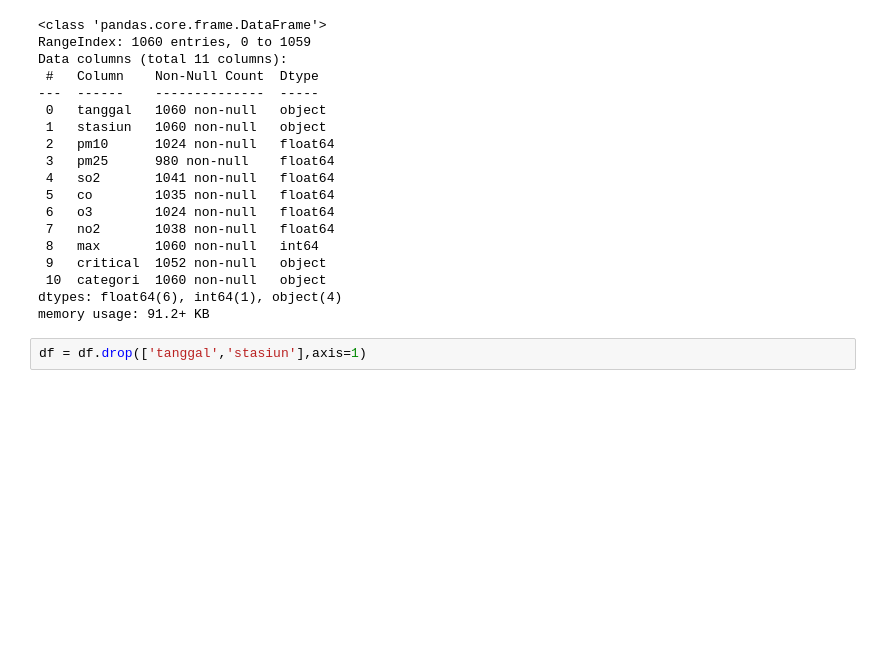
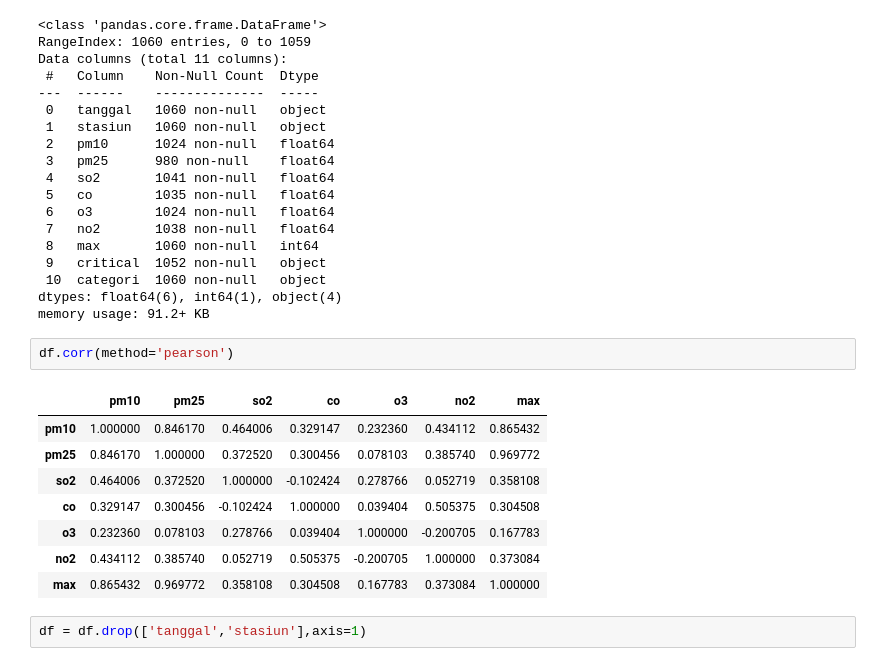
Before and after one commit to SMAMHTN/Final-Project-Microcredential, a Jupyter notebook: Pengerjaan/FP-Step3-DataUnderstanding2.ipynb, the cells around one changed output. Saved outputs shown, nothing was run; the diff lists cells and outputs as text; blank space fills up the shorter version.

```diff
--- a/Pengerjaan/FP-Step3-DataUnderstanding2.ipynb
+++ b/Pengerjaan/FP-Step3-DataUnderstanding2.ipynb
@@ -40,6 +40,17 @@ Data columns (total 11 columns):
  10  categori  1060 non-null   object
 dtypes: float64(6), int64(1), object(4)
 memory usage: 91.2+ KB
+# %%
+df.corr(method='pearson')
+# %% [output]
+|  | pm10 | pm25 | so2 | co | o3 | no2 | max |
+| pm10 | 1.000000 | 0.846170 | 0.464006 | 0.329147 | 0.232360 | 0.434112 | 0.865432 |
+| pm25 | 0.846170 | 1.000000 | 0.372520 | 0.300456 | 0.078103 | 0.385740 | 0.969772 |
+| so2 | 0.464006 | 0.372520 | 1.000000 | -0.102424 | 0.278766 | 0.052719 | 0.358108 |
+| co | 0.329147 | 0.300456 | -0.102424 | 1.000000 | 0.039404 | 0.505375 | 0.304508 |
+| o3 | 0.232360 | 0.078103 | 0.278766 | 0.039404 | 1.000000 | -0.200705 | 0.167783 |
+| no2 | 0.434112 | 0.385740 | 0.052719 | 0.505375 | -0.200705 | 1.000000 | 0.373084 |
+| max | 0.865432 | 0.969772 | 0.358108 | 0.304508 | 0.167783 | 0.373084 | 1.000000 |
 # %%
 df = df.drop(['tanggal','stasiun'],axis=1)
 # %%
```
